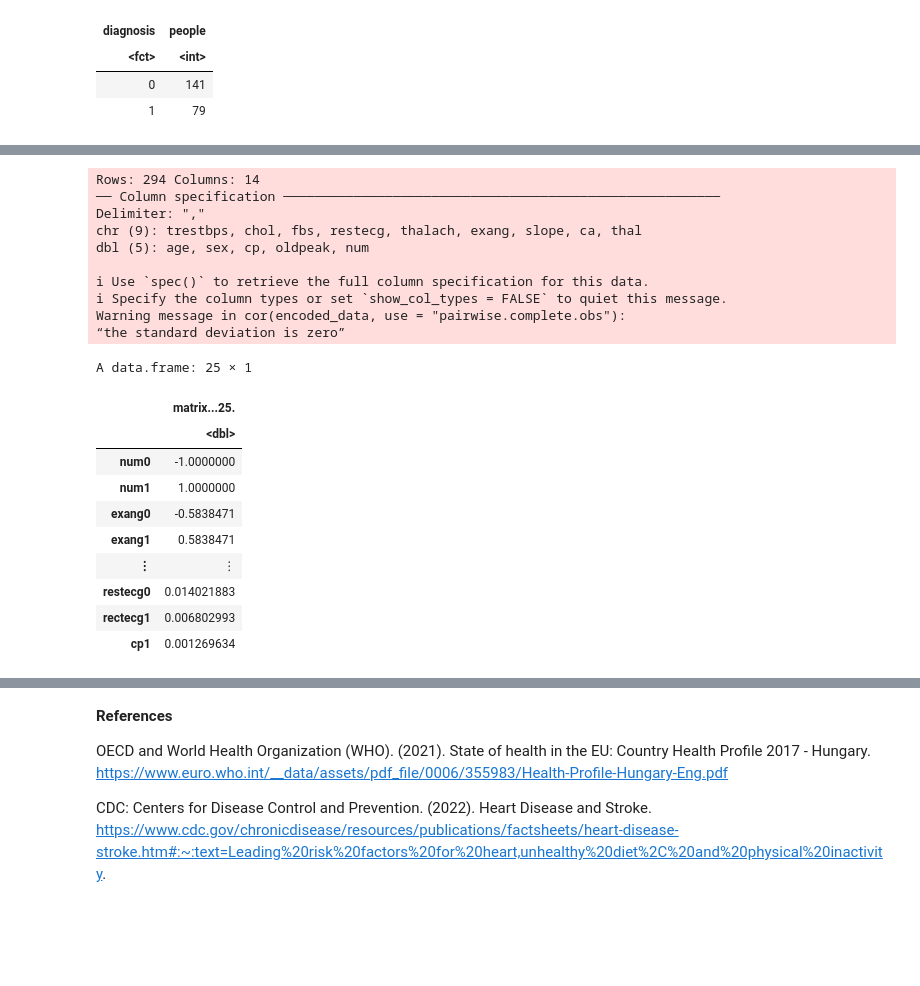
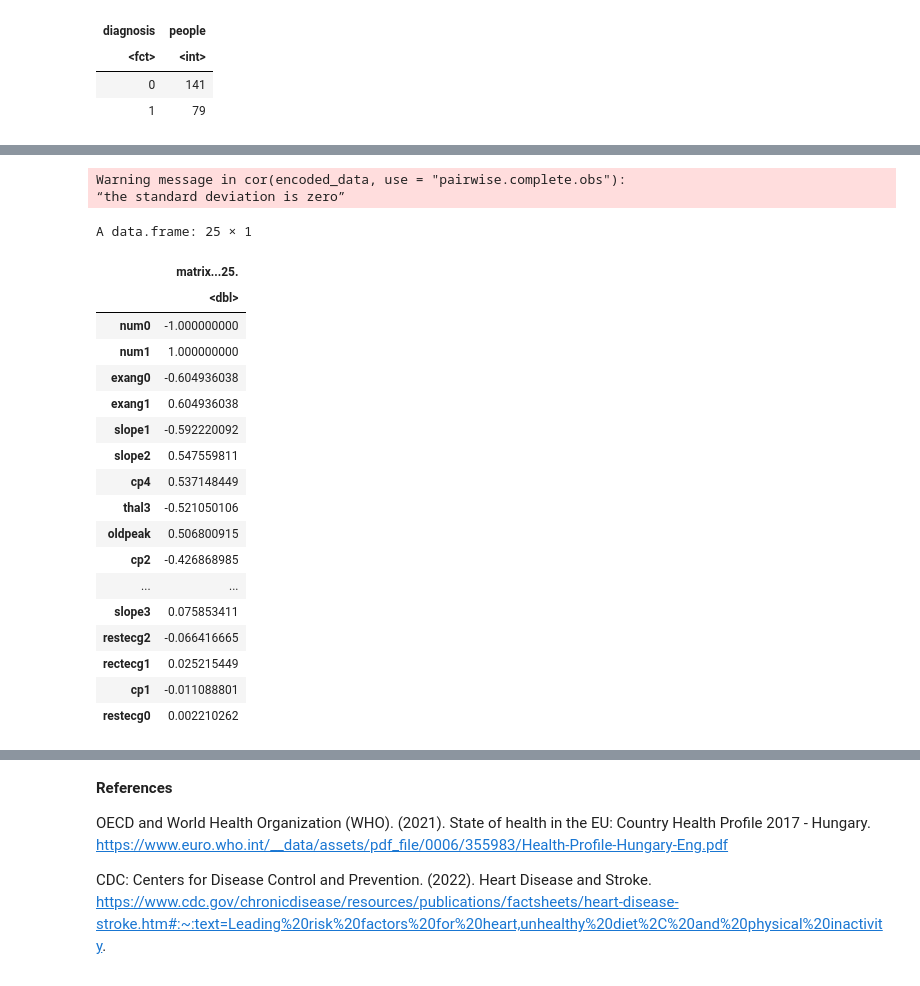
Before and after one commit to GeneRevo/DSCI100-007-Group10, a Jupyter notebook: 007_project_proposal.ipynb, the cells around one changed output, grey strips where cells are left out. Cells and saved outputs as stored; diff of their text form; code cells hidden in the pictures; blank space fills up the shorter version.

```diff
--- a/007_project_proposal.ipynb
+++ b/007_project_proposal.ipynb
@@ -42,6 +27,9 @@ heart_disease_data <- read_csv("https://archive.ics.uci.edu/ml/machine-learning-
                           col_names = c("age", "sex", "cp", "trestbps", "chol", "fbs","restecg", "thalach", "exang", "oldpeak",
                                         "slope", "ca", "thal", "num")) |>
 mutate(num = as_factor(num))
+
+# changing any "?" to NA in our dataset
+heart_disease_data[heart_disease_data=="?"]<-NA
 heart_disease_data
 # %% [output]
 Rows: 294 Columns: 14
@@ -185,46 +213,41 @@ A data.frame: 7 × 14
 # %%
-#The loaded code + Any required changes and tidying (Data from Hungary)
-data <- read_csv("https://archive.ics.uci.edu/ml/machine-learning-databases/heart-disease/processed.hungarian.data",
-                          col_names = c("age", "sex", "cp", "trestbps", "chol", "fbs","restecg", "thalach", "exang", "oldpeak", "slope", "ca", "thal", "num"))
+options(repr.matrix.max.rows = 25)
 
-#Changing any ? to NA in our dataset
-data[data=="?"]<-NA
+# converting columns to correct type (mutate_if mutates columns based on provided conditions.) (mutate_at allows to mutate multiple columns to the same type)
+heart_disease_train <- heart_disease_train |> mutate_if(is.character, as.numeric) |> mutate_at(vars("sex", "cp", "fbs", "restecg", "exang", "ca", "thal", "num", "slope"), factor)
 
-#Converting columns to correct type (mutate_if mutates columns based on provided conditions.) (mutate_at allows to mutate multiple columns to the same type)
-data <- data |> mutate_if(is.character, as.numeric) |> mutate_at(vars("sex", "cp", "fbs", "restecg", "exang", "ca", "thal", "num", "slope"), factor)
-
-#one-hot encoded data
-encoded_data <- data |> mutate(sex0 = ifelse(sex=="0",1,0), sex1 = ifelse(sex=="1",1,0),
+# one-hot encoded data
+encoded_data <- heart_disease_train |> mutate(sex0 = ifelse(sex=="0",1,0), sex1 = ifelse(sex=="1",1,0),
                       cp1 = ifelse(cp=="1",1,0), cp2 = ifelse(cp=="2",1,0), cp3 = ifelse(cp=="3",1,0), cp4 = ifelse(cp=="4",1,0),
                       fbs0 = ifelse(fbs=="0",1,0), sex1 = ifelse(fbs=="1",1,0),
                       restecg0 = ifelse( restecg=="0",1,0), rectecg1 = ifelse(restecg=="1",1,0), restecg2 = ifelse(restecg=="2",1,0),
                       exang0 = ifelse(exang=="0",1,0), exang1 = ifelse(exang=="1",1,0),
                       slope1 = ifelse(slope=="1",1,0), slope2 = ifelse(slope=="2",1,0), slope3 = ifelse(slope=="3",1,0),
                       thal3 = ifelse(thal=="3",1,0), thal6 = ifelse(thal=="6",1,0), thal7 = ifelse(thal=="7",1,0),
                       num0 = ifelse(num=="0",1,0), num1 = ifelse(num=="1",1,0)) |> select(-where(is.factor)) #Removing all factor coloumns from the dataframe.
 matrix <- cor(encoded_data, use = "pairwise.complete.obs") #creating a correlation matrix based on the above dataframe, and ignoring the NAs.
 num_df <- data.frame(matrix[,25]) #grabbing the 25th coloumn of the matrix as a dataframe.
 num_df <- num_df |> arrange(desc(abs(num_df))) #arranging the 25th column in a descending order based on absolute value to only account for the strength of the relationship not the direction.
 num_df
 # %% [output]
-Rows: 294 Columns: 14
-── Column specification ────────────────────────────────────────────────────────
-Delimiter: ","
-chr (9): trestbps, chol, fbs, restecg, thalach, exang, slope, ca, thal
-dbl (5): age, sex, cp, oldpeak, num
-
-ℹ Use `spec()` to retrieve the full column specification for this data.
-ℹ Specify the column types or set `show_col_types = FALSE` to quiet this message.
 Warning message in cor(encoded_data, use = "pairwise.complete.obs"):
 “the standard deviation is zero”
 A data.frame: 25 × 1
 |  | matrix...25. |
 |  | <dbl> |
-| num0 | -1.0000000 |
-| num1 | 1.0000000 |
-| exang0 | -0.5838471 |
-| exang1 | 0.5838471 |
-| ⋮ | ⋮ |
-| restecg0 | 0.014021883 |
-| rectecg1 | 0.006802993 |
-| cp1 | 0.001269634 |
+| num0 | -1.000000000 |
+| num1 | 1.000000000 |
+| exang0 | -0.604936038 |
+| exang1 | 0.604936038 |
+| slope1 | -0.592220092 |
+| slope2 | 0.547559811 |
+| cp4 | 0.537148449 |
+| thal3 | -0.521050106 |
+| oldpeak | 0.506800915 |
+| cp2 | -0.426868985 |
+| ... | ... |
+| slope3 | 0.075853411 |
+| restecg2 | -0.066416665 |
+| rectecg1 | 0.025215449 |
+| cp1 | -0.011088801 |
+| restecg0 | 0.002210262 |
```
Also changed, not shown: parts of 10 cells of this notebook.
